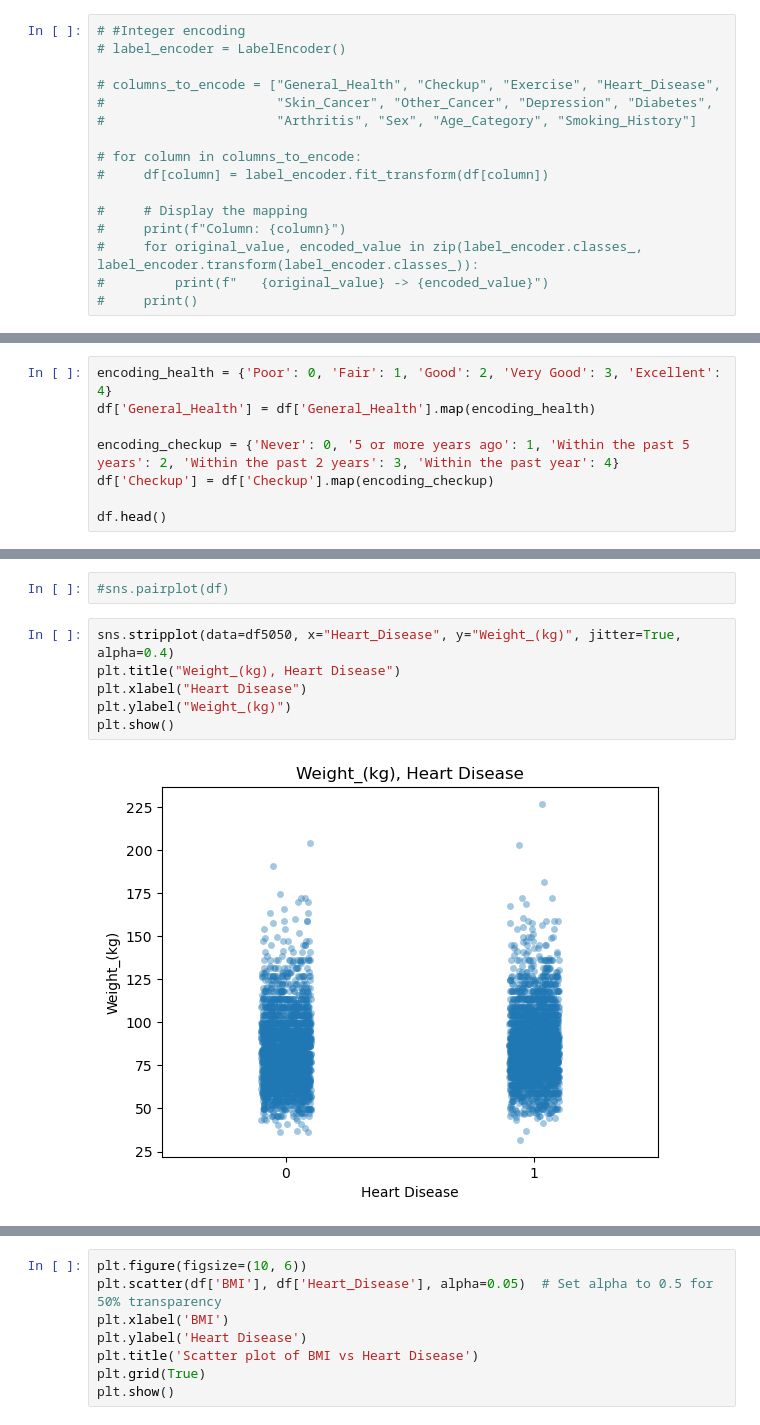
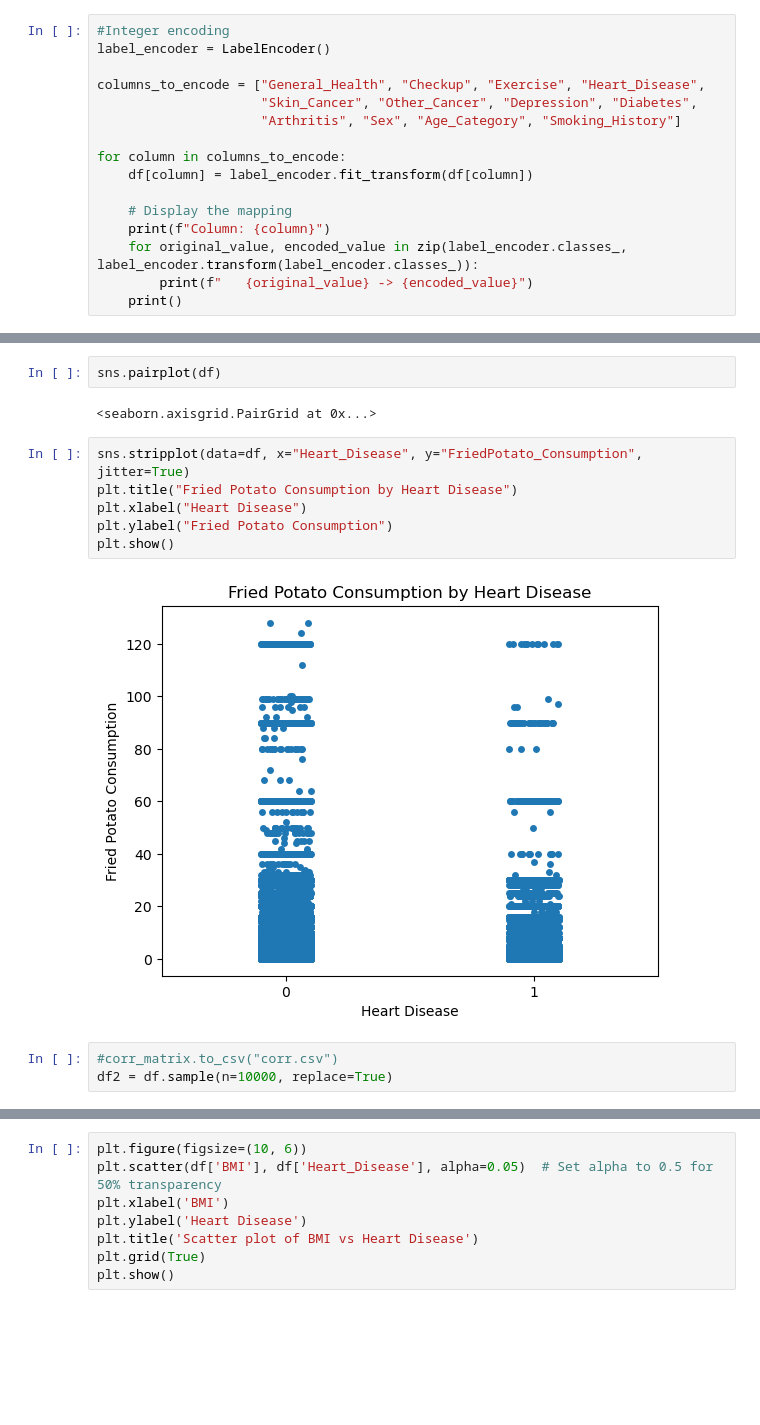
Before and after one commit to Chasindu/3401, a Jupyter notebook: ProjVisualizationTest.ipynb, the cells around one changed output, grey strips where cells are left out. Drawn from its saved outputs; the diff is of its cells as text; blank space fills up the shorter version.

```diff
--- a/ProjVisualizationTest.ipynb
+++ b/ProjVisualizationTest.ipynb
@@ -29,16 +29,16 @@ df.describe()
 # %%
-# #Integer encoding
-# label_encoder = LabelEncoder()
+#Integer encoding
+label_encoder = LabelEncoder()
 
-# columns_to_encode = ["General_Health", "Checkup", "Exercise", "Heart_Disease",
-#                      "Skin_Cancer", "Other_Cancer", "Depression", "Diabetes",
-#                      "Arthritis", "Sex", "Age_Category", "Smoking_History"]
+columns_to_encode = ["General_Health", "Checkup", "Exercise", "Heart_Disease",
+                     "Skin_Cancer", "Other_Cancer", "Depression", "Diabetes",
+                     "Arthritis", "Sex", "Age_Category", "Smoking_History"]
 
-# for column in columns_to_encode:
-#     df[column] = label_encoder.fit_transform(df[column])
+for column in columns_to_encode:
+    df[column] = label_encoder.fit_transform(df[column])
 
-#     # Display the mapping
-#     print(f"Column: {column}")
-#     for original_value, encoded_value in zip(label_encoder.classes_, label_encoder.transform(label_encoder.classes_)):
-#         print(f"   {original_value} -> {encoded_value}")
-#     print()
+    # Display the mapping
+    print(f"Column: {column}")
+    for original_value, encoded_value in zip(label_encoder.classes_, label_encoder.transform(label_encoder.classes_)):
+        print(f"   {original_value} -> {encoded_value}")
+    print()
@@ -65,8 +62,0 @@ df.head()
-# %%
-encoding_health = {'Poor': 0, 'Fair': 1, 'Good': 2, 'Very Good': 3, 'Excellent': 4}
-df['General_Health'] = df['General_Health'].map(encoding_health)
-
-encoding_checkup = {'Never': 0, '5 or more years ago': 1, 'Within the past 5 years': 2, 'Within the past 2 years': 3, 'Within the past year': 4}
-df['Checkup'] = df['Checkup'].map(encoding_checkup)
-
-df.head()
@@ -150,11 +89,16 @@ corr_matrix
 # %%
-#sns.pairplot(df)
+sns.pairplot(df)
+# %% [output]
+<seaborn.axisgrid.PairGrid at 0x...>
 # %%
-sns.stripplot(data=df5050, x="Heart_Disease", y="Weight_(kg)", jitter=True, alpha=0.4)
-plt.title("Weight_(kg), Heart Disease")
+sns.stripplot(data=df, x="Heart_Disease", y="FriedPotato_Consumption", jitter=True)
+plt.title("Fried Potato Consumption by Heart Disease")
 plt.xlabel("Heart Disease")
-plt.ylabel("Weight_(kg)")
+plt.ylabel("Fried Potato Consumption")
 plt.show()
 # %% [output]
-[figure, old version]
+[figure, new version]
+# %%
+#corr_matrix.to_csv("corr.csv")
+df2 = df.sample(n=10000, replace=True)
 # %%
```
Also changed, not shown: parts of 17 cells of this notebook.
